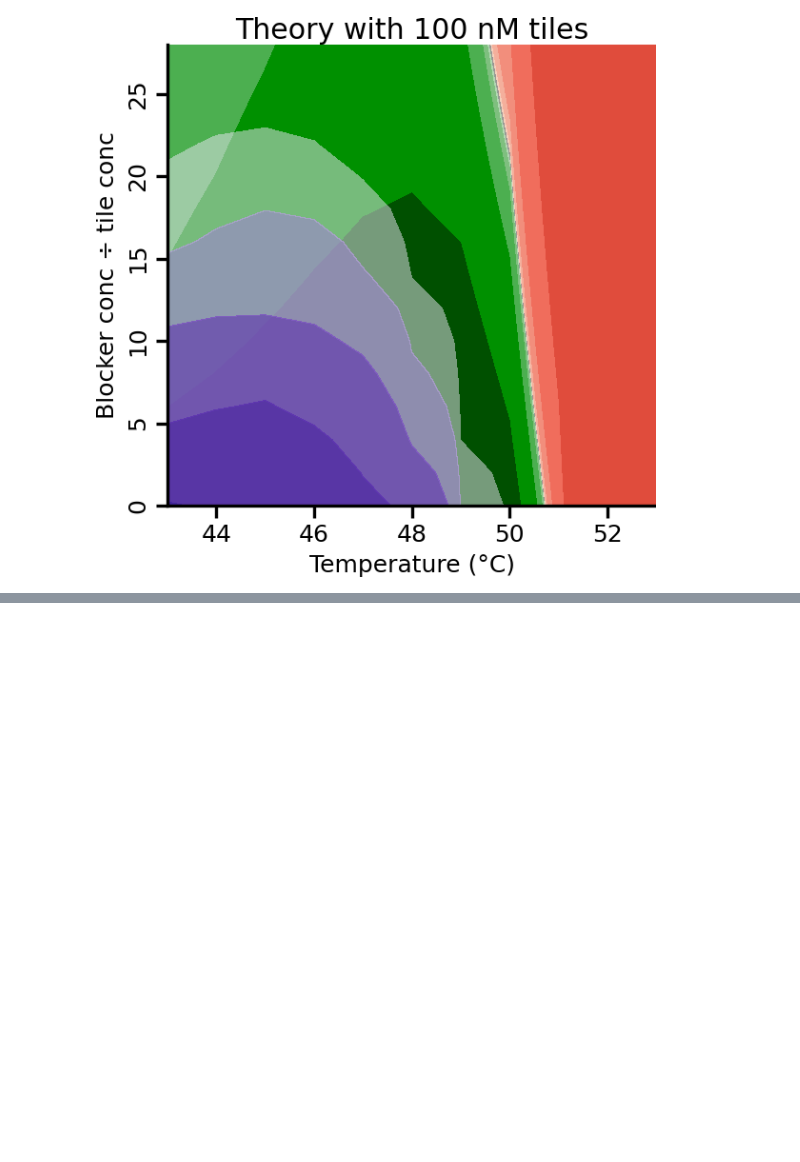
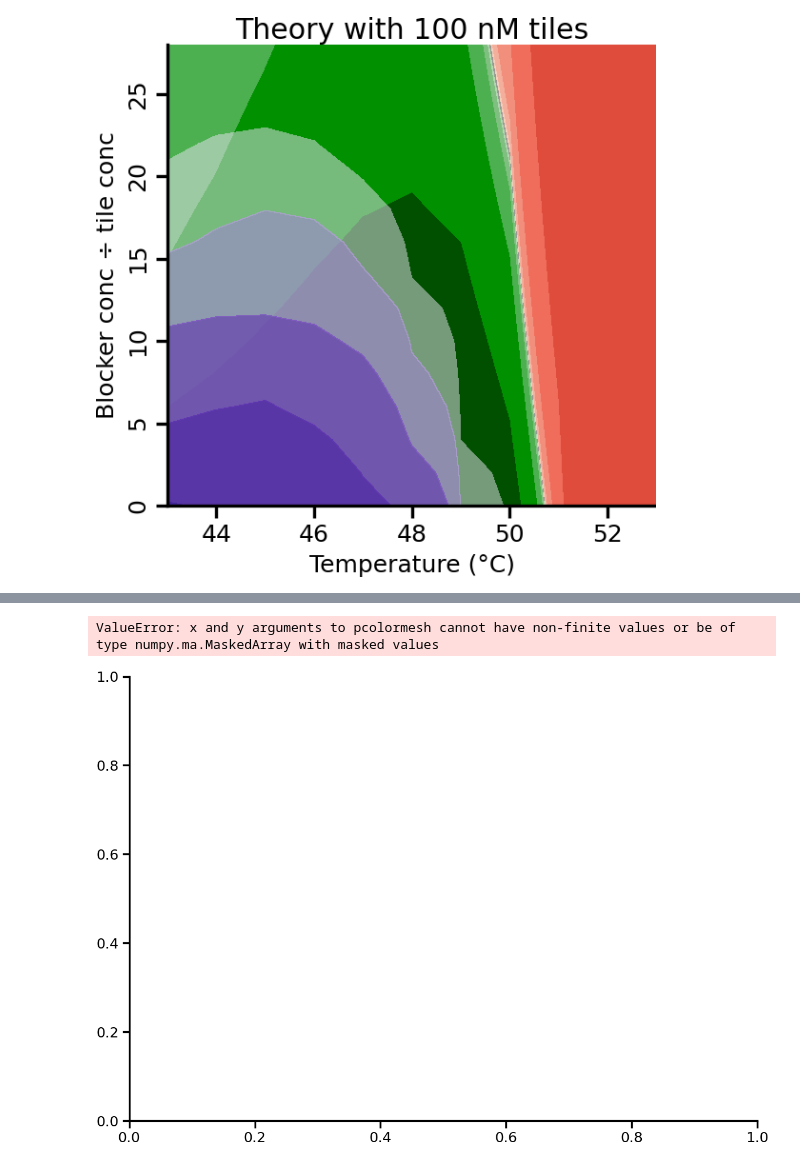
Before and after one commit to tapdance-dna/tileblockers, a Jupyter notebook: examples/phase_diagrams.ipynb, the cells around one changed output, grey strips where cells are left out. Saved outputs shown, nothing was run; the diff lists cells and outputs as text; code cells hidden in the pictures; blank space fills up the shorter version.

```diff
--- a/examples/phase_diagrams.ipynb
+++ b/examples/phase_diagrams.ipynb
@@ -267,0 +270,5 @@ Text(0.5, 1.0, 'Sim. with 2.5 µM blockers')
+# %%
+xg = vals.pivot(index="temperature", on="tile_conc", values="temperature", aggregate_function="mean").select(pl.exclude("temperature"))
+yg = vals.pivot(index="temperature", on="tile_conc", values="tile_conc", aggregate_function="mean").select(pl.exclude("temperature"))
+
+growthrates_h = vals.pivot(index="temperature", on="tile_conc", values="growth_rate", aggregate_function="mean").select(pl.exclude("temperature"))
@@ -267,0 +292,5 @@ Text(0.5, 1.0, 'Sim. with 2.5 µM blockers')
+# %%
+plt.pcolormesh(xg, yg, growthrates_h)
+# %% [output]
+ValueError: x and y arguments to pcolormesh cannot have non-finite values or be of type numpy.ma.MaskedArray with masked values
+[figure, added]
```
Also changed, not shown: parts of 3 cells of this notebook, 1 other file.
